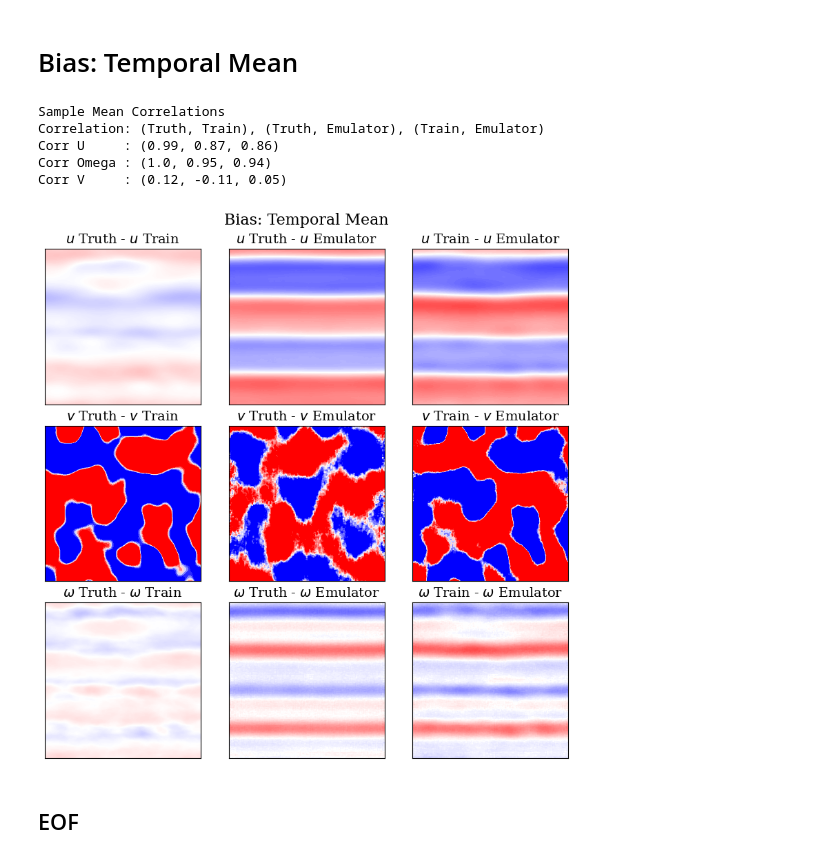
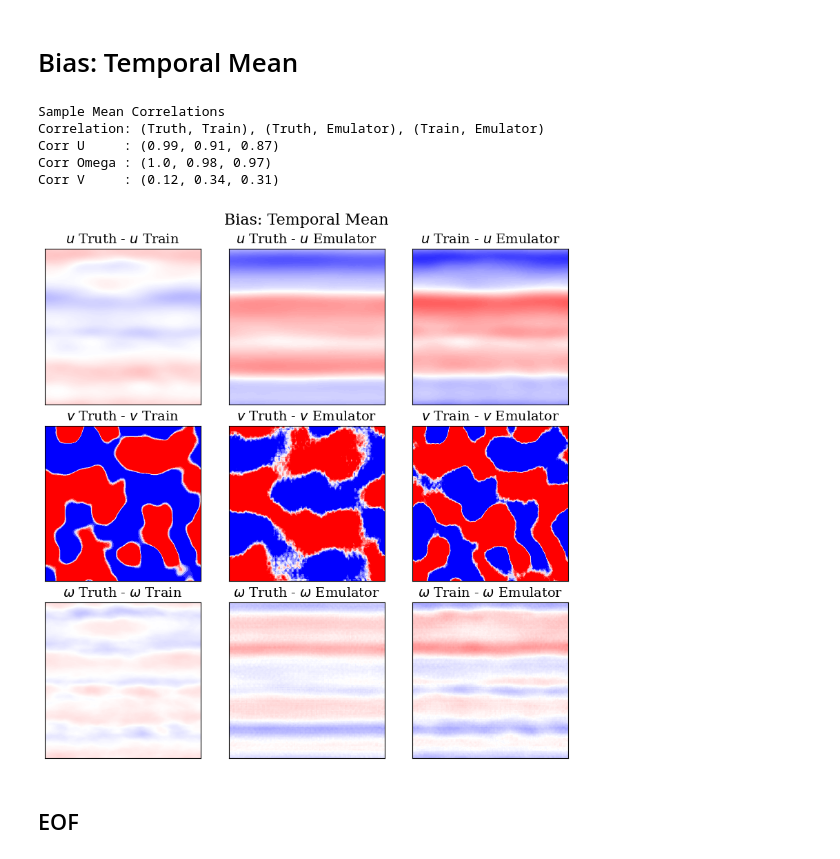
Before and after one commit to jshe2304/pruning-turbulence-vit, a Jupyter notebook: notebooks/long_analysis.ipynb, the cells around one changed output. Cells and saved outputs as stored; diff of their text form; code cells hidden in the pictures.

```diff
--- a/notebooks/long_analysis.ipynb
+++ b/notebooks/long_analysis.ipynb
@@ -8,23 +8,25 @@ import matplotlib.pyplot as plt
 
 sys.path.append('..')
 
-from inference.utils.long_metrics import return_period_bins, return_period_empirical, corr_truth_train_model
-from inference.utils.plot_config import params, contourLevels, colormap
+from src.inference.utils.long_metrics import return_period_bins, return_period_empirical, corr_truth_train_model
+from src.inference.utils.plot_config import params, contourLevels, colormap
 
 analysis_dir_train = '/glade/derecho/scratch/dpatel/SSL-2DTurb/BASE/BASE_seed_0_2phase_1000epochs/analysis/train'
 analysis_dir_truth = '/glade/derecho/scratch/dpatel/SSL-2DTurb/TRUTH/IC1/analysis/truth'
-analysis_dir_base = '/glade/derecho/scratch/jshen/base/long_analyses'
-#analysis_dir_pruned_0 = '/glade/derecho/scratch/jshen/prune_base/l1_rollout_2/long_analyses/65.50/'
-#analysis_dir_74 = '/glade/derecho/scratch/jshen/prune_base/l1_rollout_2/long_analyses/73.89/'
-analysis_dir_pruned_1 = '/glade/derecho/scratch/jshen/prune_base/l1/long_analyses/25'
-analysis_dir_pruned_0 = '/glade/derecho/scratch/jshen/prune_base/l1/long_analyses/35'
-#analysis_dir_20 = '/glade/derecho/scratch/jshen/prune_base/attention_heads/long_analyses/20'
+analysis_dir_base = '/glade/derecho/scratch/jshen/pruning-turbulence-vit/vit128/long_analyses'
+analysis_dir_pruned = '/glade/derecho/scratch/jshen/pruning-turbulence-vit/vit128_taylor/long_analyses/41.05'
+#analysis_dir_edvit = '/glade/derecho/scratch/jshen/pruning-turbulence-vit/edvit0/base/long_analyses'
 
-analysis_dir_arr = [analysis_dir_truth, analysis_dir_train, analysis_dir_base, analysis_dir_pruned_0, analysis_dir_pruned_1]
+analysis_dir_arr = [
+    analysis_dir_truth,
+    analysis_dir_train,
+    analysis_dir_base,
+    analysis_dir_pruned
+]
 
-label = [r"Truth", r"Train", r"Emulator", r"65% sparsity", r"75% sparsity"]
-colors = ['-k', '--r', '-.b', ':g', '-y']
-color=['k', 'r', 'b', 'g', 'y']
+label = [r"Truth", r"Train", r"Emulator", r"Pruned"]
+colors = ['-k', '--r', '-.b', ':g']
+color=['k', 'r', 'b', 'g']
 
 Lx, Ly = 2*np.pi, 2*np.pi
 Nx, Ny = 256, 256
@@ -97,7 +99,8 @@ for i, analysis_dir in enumerate(analysis_dir_arr):
         U_zonal_mean_train = U_mean_zonal
         Omega_zonal_mean_train = Omega_mean_zonal
 
-    elif analysis_dir == analysis_dir_base:
+    else:
+    #elif analysis_dir == analysis_dir_base:
         U_zonal_mean_emulator = U_mean_zonal
         Omega_zonal_mean_emulator = Omega_mean_zonal
 
@@ -192,7 +195,7 @@ for i, analysis_dir in enumerate(analysis_dir_arr):
         V_mean_sample_train = data['V_sample_mean']
         Omega_mean_sample_train = data['Omega_sample_mean']
 
-    elif analysis_dir == analysis_dir_base:
+    else:#elif analysis_dir == analysis_dir_base:
 
         U_mean_sample_emulator = data['U_sample_mean']
         V_mean_sample_emulator = data['V_sample_mean']
@@ -219,37 +222,37 @@ axes[0,2].contourf(U_mean_sample_train-U_mean_sample_emulator, levels=contourLev
 axes[1,2].contourf(V_mean_sample_train-V_mean_sample_emulator, levels=contourLevels, cmap=colormap, vmax=vmax_V, vmin=-vmax_V)
 axes[2,2].contourf(Omega_mean_sample_train-Omega_mean_sample_emulator, levels=contourLevels, cmap=colormap, vmax=vmax_Omega, vmin=-vmax_Omega)
 
 
 fig.suptitle(r'Bias: Temporal Mean')
 axes[0,0].set_title(r'$u$ Truth - $u$ Train')
 axes[0,1].set_title(r'$u$ Truth - $u$ Emulator')
 axes[0,2].set_title(r'$u$ Train - $u$ Emulator')
 
 axes[1,0].set_title(r'$v$ Truth - $v$ Train')
 axes[1,1].set_title(r'$v$ Truth - $v$ Emulator')
 axes[1,2].set_title(r'$v$ Train - $v$ Emulator')
 
 axes[2,0].set_title(r'$\omega$ Truth - $\omega$ Train')
 axes[2,1].set_title(r'$\omega$ Truth - $\omega$ Emulator')
 axes[2,2].set_title(r'$\omega$ Train - $\omega$ Emulator')
 
 for ax in axes.flatten():
     ax.set_aspect('equal', 'box')
     ax.set_xticks([])
     ax.set_yticks([])
 
 print('Sample Mean Correlations')
 print('Correlation: (Truth, Train), (Truth, Emulator), (Train, Emulator)')
 print('Corr U     :', corr_truth_train_model(U_mean_sample_truth, U_mean_sample_train, U_mean_sample_emulator))
 print('Corr Omega :', corr_truth_train_model(Omega_mean_sample_truth, Omega_mean_sample_train, Omega_mean_sample_emulator))
 print('Corr V     :', corr_truth_train_model(V_mean_sample_truth, V_mean_sample_train, V_mean_sample_emulator))
 # %% [output]
 Sample Mean Correlations
 Correlation: (Truth, Train), (Truth, Emulator), (Train, Emulator)
-Corr U     : (0.99, 0.87, 0.86)
-Corr Omega : (1.0, 0.95, 0.94)
-Corr V     : (0.12, -0.11, 0.05)
+Corr U     : (0.99, 0.91, 0.87)
+Corr Omega : (1.0, 0.98, 0.97)
+Corr V     : (0.12, 0.34, 0.31)
-[figure, old version]
+[figure, new version]
 # %% [markdown]
 ## EOF
 # %%
```
Also changed, not shown: parts of 7 cells of this notebook, 39 other files.
